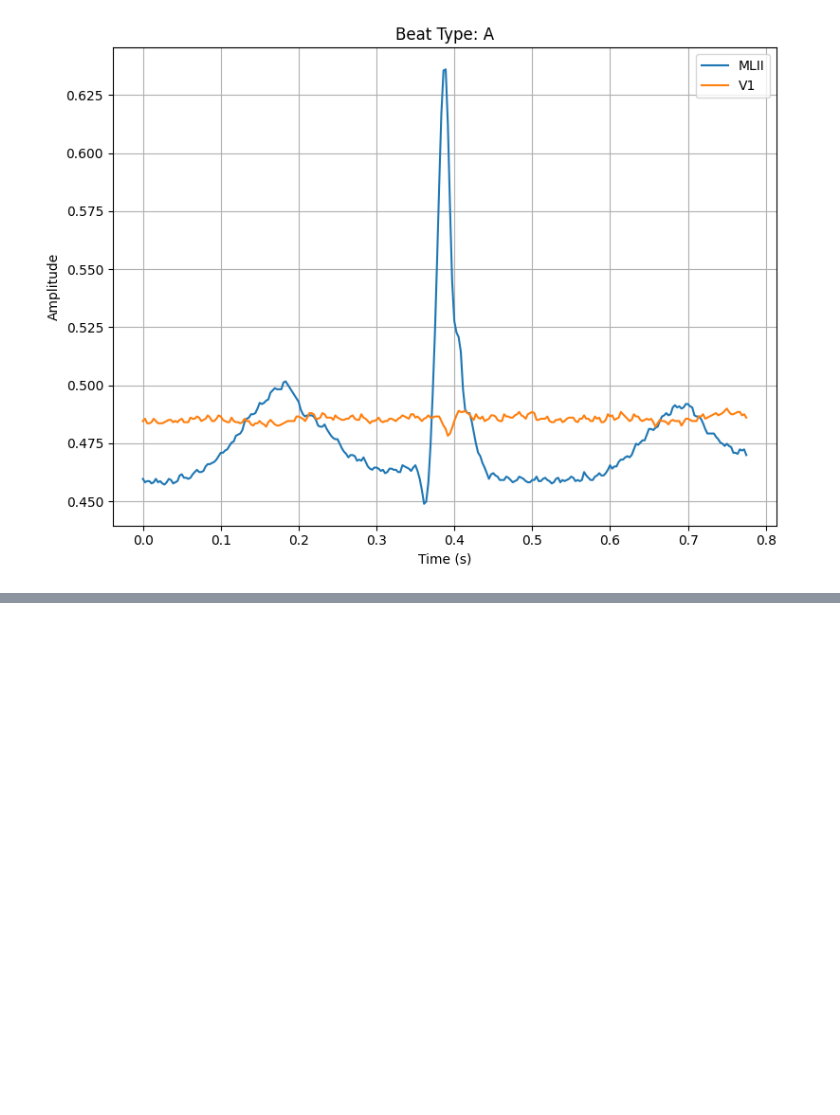
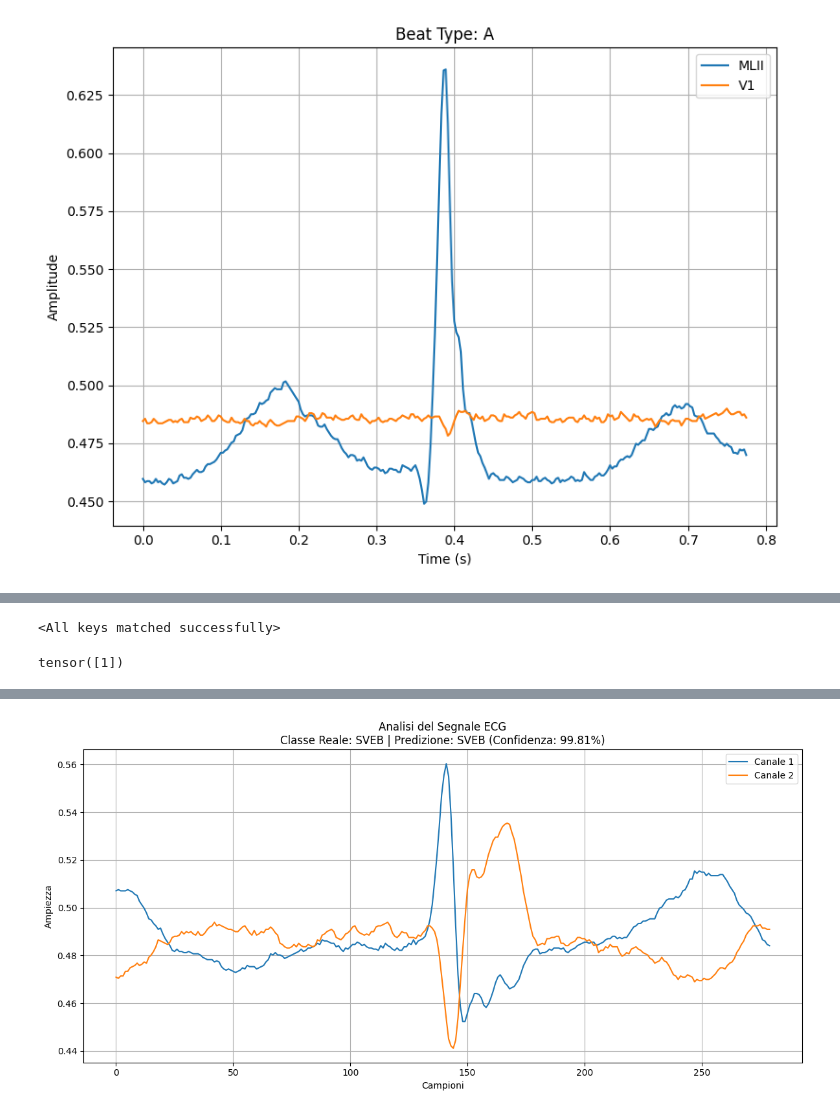
Before and after one commit to MattyMar234/Progetto_DataMining_SignalAnalysis, a Jupyter notebook: test.ipynb, the cells around one changed output, grey strips where cells are left out. Saved outputs shown, nothing was run; the diff lists cells and outputs as text; code cells hidden in the pictures; blank space fills up the shorter version.

```diff
--- a/test.ipynb
+++ b/test.ipynb
@@ -148,3 +140,6 @@ global_dataModule.print_window(
 # %% [output]
 Plot salvato in: /app/Data/BEATS/A.png
 [figure]
+# %%
+model = global_models_dict['ResNet18'][0]
+print(model)
@@ -150,0 +164,28 @@ Plot salvato in: /app/Data/BEATS/A.png
+# %%
+checkpoint_data = torch.load('./Trained_Models/ResNet1D_18_Categories/Epoch[34]_Loss[0.0896].pth', map_location=global_device)
+model.load_state_dict(checkpoint_data['model_state_dict'])
+# %% [output]
+<All keys matched successfully>
+# %%
+#1237 -> VEB
+#1238 -> SVEB
+idx = 1238
+
+x = global_dataModule.get_test_dataset()[idx][0]
+y_cls = global_dataModule.get_test_dataset()[idx][1]
+y_cat = global_dataModule.get_test_dataset()[idx][2]
+
+print(y_cat)
+
+category = BeatType.mapBeatCategory_to_Label(y_cat)
+
+predict_and_plot_signal(
+    model=model,
+    device=global_device,
+    signal=x,
+    training_mode=global_training_mode,
+    title="Analisi del Segnale ECG",
+    true_label=category
+)
+# %% [output]
+tensor([1])
@@ -150,0 +193 @@ Plot salvato in: /app/Data/BEATS/A.png
+[figure, added]
```
Also changed, not shown: parts of 7 cells of this notebook, 1 other file.
